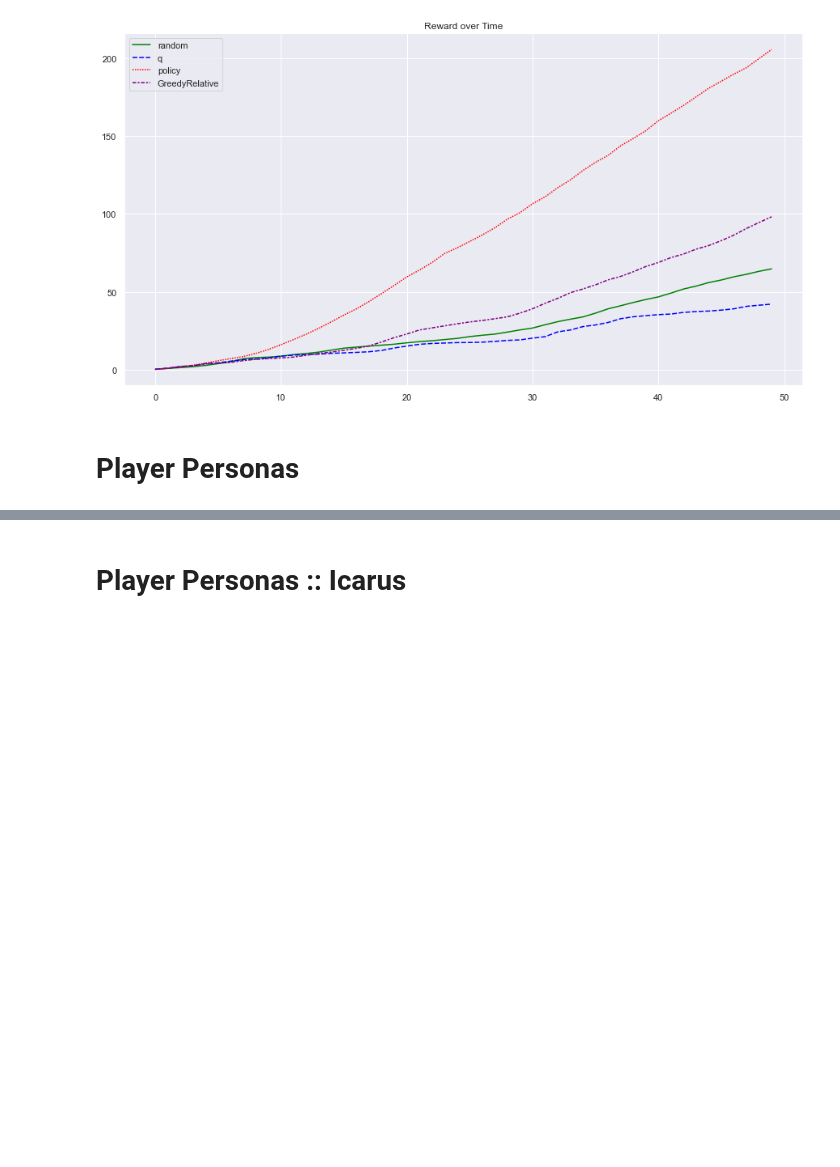
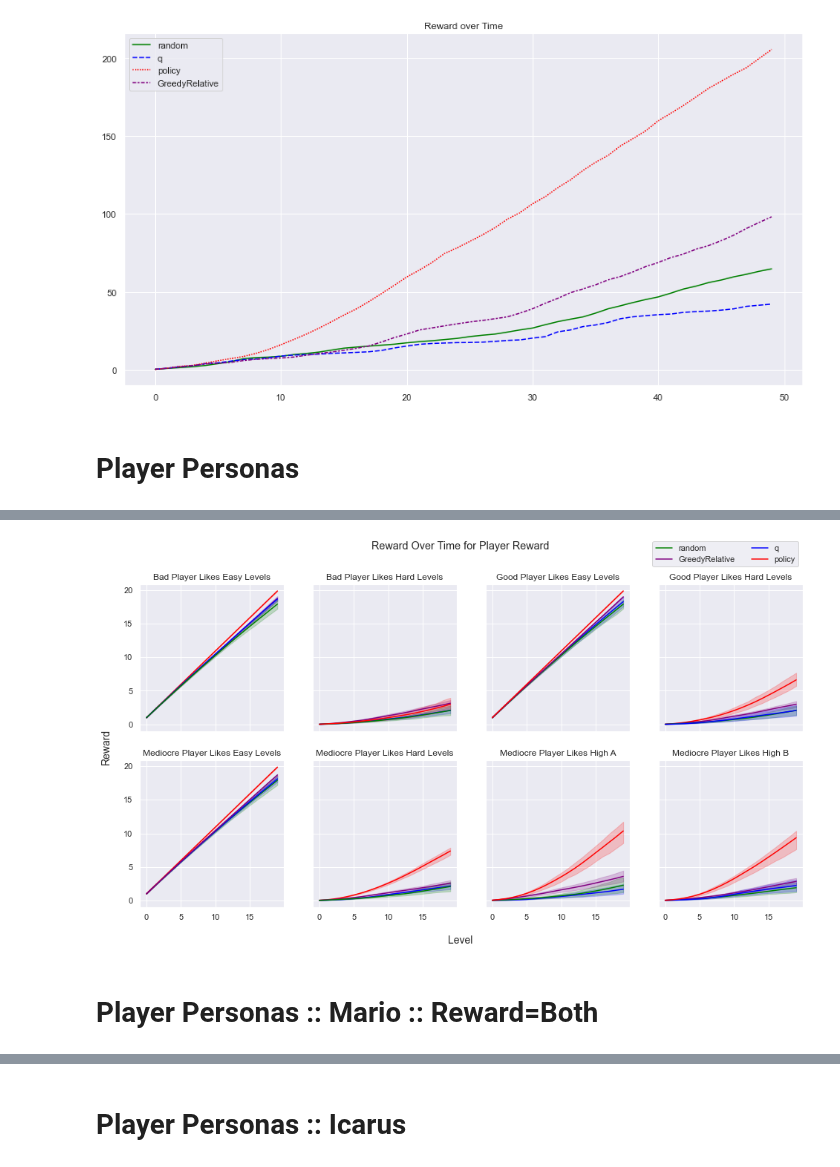
Before and after one commit to crowdgames/mdp-level-assembly, a Jupyter notebook: Analysis.ipynb, the cells around one changed output, grey strips where cells are left out. Saved outputs shown, nothing was run; the diff lists cells and outputs as text; code cells hidden in the pictures; blank space fills up the shorter version.

```diff
--- a/Analysis.ipynb
+++ b/Analysis.ipynb
@@ -300,0 +316,6 @@ plot_player_personas_over_time(player_playthroughs, 'Mediocre Player Likes High
+# %%
+REWARD_STR = Utility.reward_type_to_str(Utility.RewardType.PLAYER)
+player_playthroughs = get_all_player_playthroughs(config, True, REWARD_STR)
+df = get_df(player_playthroughs, 'Player Reward')
+mario_player_persona_player_table = df.to_latex() # store in case we want it
+df
@@ -300,0 +342,6 @@ plot_player_personas_over_time(player_playthroughs, 'Mediocre Player Likes High
+# %%
+plot_player_personas_over_time(player_playthroughs, 'percent_player_reward', 'Player Reward')
+# %% [output]
+[figure, added]
+# %% [markdown]
+# Player Personas :: Mario :: Reward=Both
```
Also changed, not shown: parts of 38 cells of this notebook, 9 other files.
